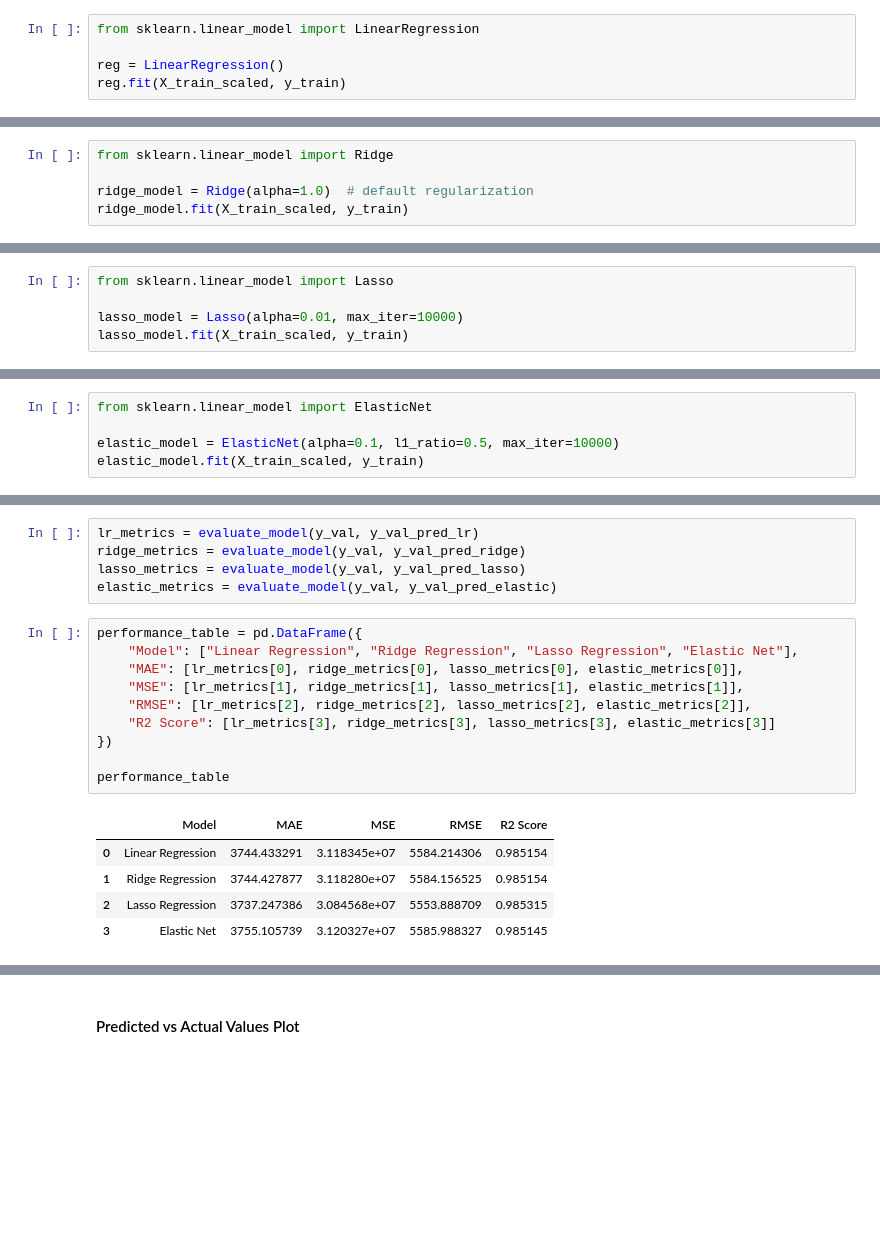
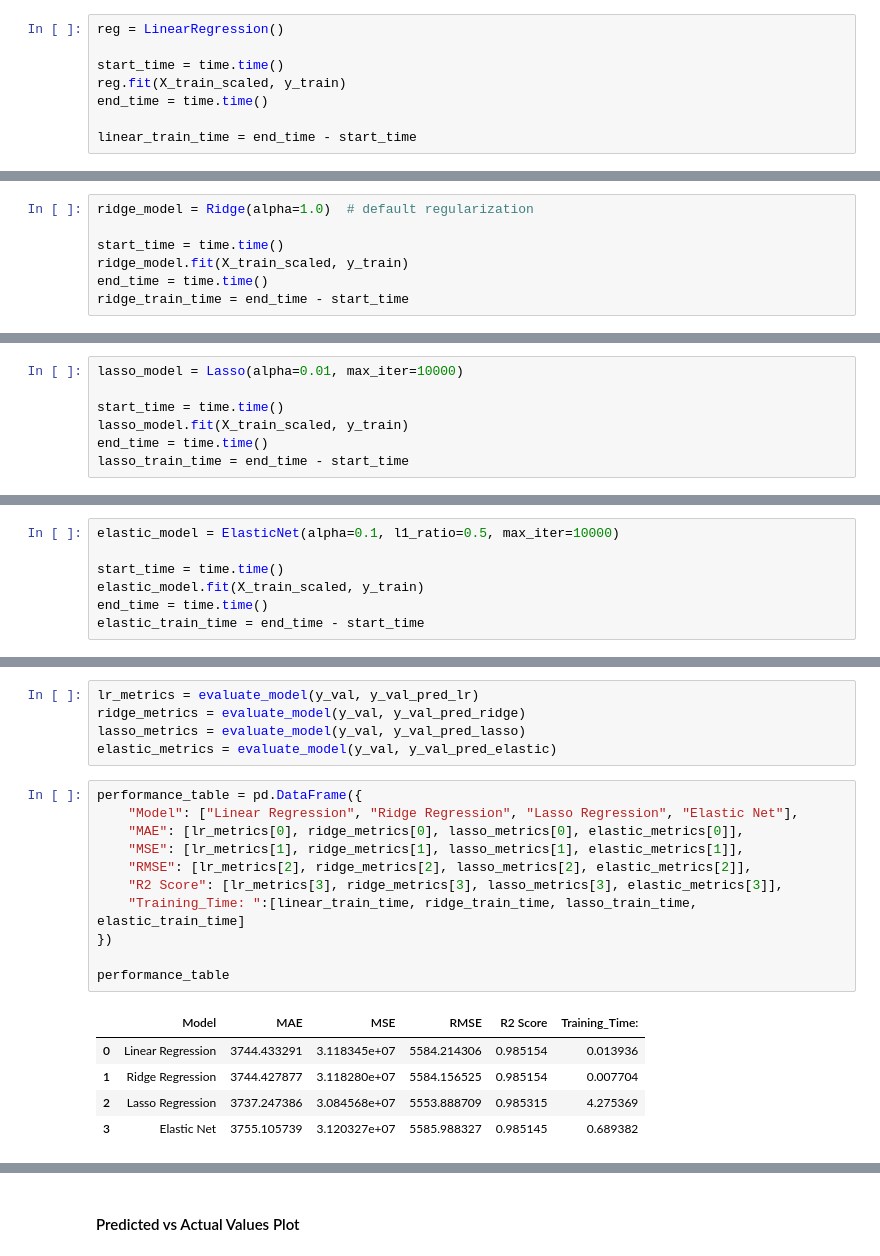
Before and after one commit to Priyadeara2427/ML_Lab_Experiments, a Jupyter notebook: Experiment_3/Assignment_3.ipynb, the cells around one changed output, grey strips where cells are left out. Cells and saved outputs as stored; diff of their text form; blank space fills up the shorter version.

```diff
--- a/Experiment_3/Assignment_3.ipynb
+++ b/Experiment_3/Assignment_3.ipynb
@@ -542,7 +566,10 @@ X_train_scaled = scaler.fit_transform(X_train)
 X_val_scaled = scaler.transform(X_val)
 X_test_scaled = scaler.transform(df_test)
 # %%
-from sklearn.linear_model import LinearRegression
+reg = LinearRegression()
 
-reg = LinearRegression()
+start_time = time.time()
 reg.fit(X_train_scaled, y_train)
+end_time = time.time()
+
+linear_train_time = end_time - start_time
@@ -593,7 +618,9 @@ submission.to_csv("submission.csv", index=False)
 # %% [markdown]
 #### Ridge Regression
 # %%
-from sklearn.linear_model import Ridge
+ridge_model = Ridge(alpha=1.0)  # default regularization
 
-ridge_model = Ridge(alpha=1.0)  # default regularization
+start_time = time.time()
 ridge_model.fit(X_train_scaled, y_train)
+end_time = time.time()
+ridge_train_time = end_time - start_time
@@ -621,7 +646,9 @@ R²  : 0.9851569598929385
 # %% [markdown]
 #### Lasso Regression
 # %%
-from sklearn.linear_model import Lasso
+lasso_model = Lasso(alpha=0.01, max_iter=10000)
 
-lasso_model = Lasso(alpha=0.01, max_iter=10000)
+start_time = time.time()
 lasso_model.fit(X_train_scaled, y_train)
+end_time = time.time()
+lasso_train_time = end_time - start_time
@@ -647,7 +674,9 @@ R²  : 0.9851541332406606
 # %% [markdown]
 #### Elastic Net Regression
 # %%
-from sklearn.linear_model import ElasticNet
+elastic_model = ElasticNet(alpha=0.1, l1_ratio=0.5, max_iter=10000)
 
-elastic_model = ElasticNet(alpha=0.1, l1_ratio=0.5, max_iter=10000)
+start_time = time.time()
 elastic_model.fit(X_train_scaled, y_train)
+end_time = time.time()
+elastic_train_time = end_time - start_time
@@ -802,19 +829,20 @@ elastic_metrics = evaluate_model(y_val, y_val_pred_elastic)
 # %%
 performance_table = pd.DataFrame({
     "Model": ["Linear Regression", "Ridge Regression", "Lasso Regression", "Elastic Net"],
     "MAE": [lr_metrics[0], ridge_metrics[0], lasso_metrics[0], elastic_metrics[0]],
     "MSE": [lr_metrics[1], ridge_metrics[1], lasso_metrics[1], elastic_metrics[1]],
     "RMSE": [lr_metrics[2], ridge_metrics[2], lasso_metrics[2], elastic_metrics[2]],
-    "R2 Score": [lr_metrics[3], ridge_metrics[3], lasso_metrics[3], elastic_metrics[3]]
+    "R2 Score": [lr_metrics[3], ridge_metrics[3], lasso_metrics[3], elastic_metrics[3]],
+    "Training_Time: ":[linear_train_time, ridge_train_time, lasso_train_time, elastic_train_time]
 })
 
 performance_table
 # %% [output]
-|  | Model | MAE | MSE | RMSE | R2 Score |
-| 0 | Linear Regression | 3744.433291 | 3.118345e+07 | 5584.214306 | 0.985154 |
-| 1 | Ridge Regression | 3744.427877 | 3.118280e+07 | 5584.156525 | 0.985154 |
-| 2 | Lasso Regression | 3737.247386 | 3.084568e+07 | 5553.888709 | 0.985315 |
-| 3 | Elastic Net | 3755.105739 | 3.120327e+07 | 5585.988327 | 0.985145 |
+|  | Model | MAE | MSE | RMSE | R2 Score | Training_Time: |
+| 0 | Linear Regression | 3744.433291 | 3.118345e+07 | 5584.214306 | 0.985154 | 0.013936 |
+| 1 | Ridge Regression | 3744.427877 | 3.118280e+07 | 5584.156525 | 0.985154 | 0.007704 |
+| 2 | Lasso Regression | 3737.247386 | 3.084568e+07 | 5553.888709 | 0.985315 | 4.275369 |
+| 3 | Elastic Net | 3755.105739 | 3.120327e+07 | 5585.988327 | 0.985145 | 0.689382 |
 # %%
 best_model = performance_table.sort_values("R2 Score", ascending=False).iloc[0]
 best_model
```
Also changed, not shown: parts of 29 cells of this notebook, 23 other files.
